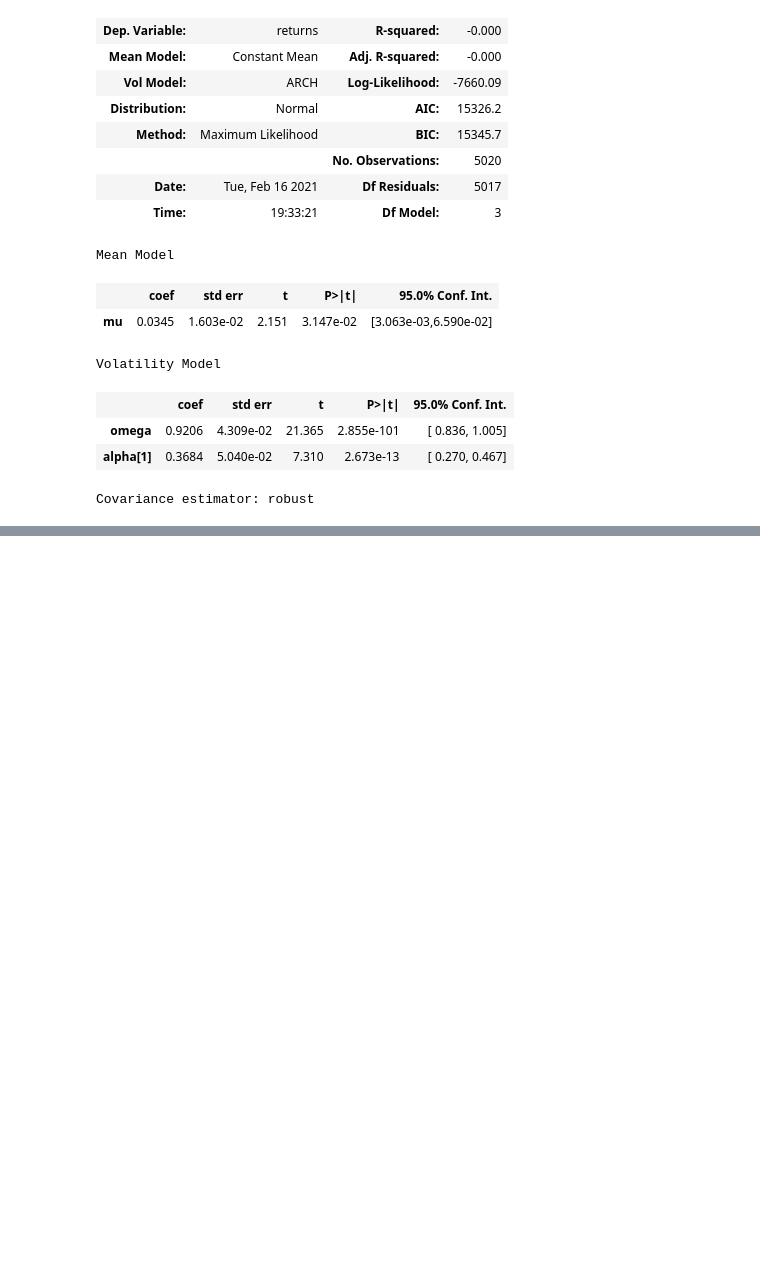
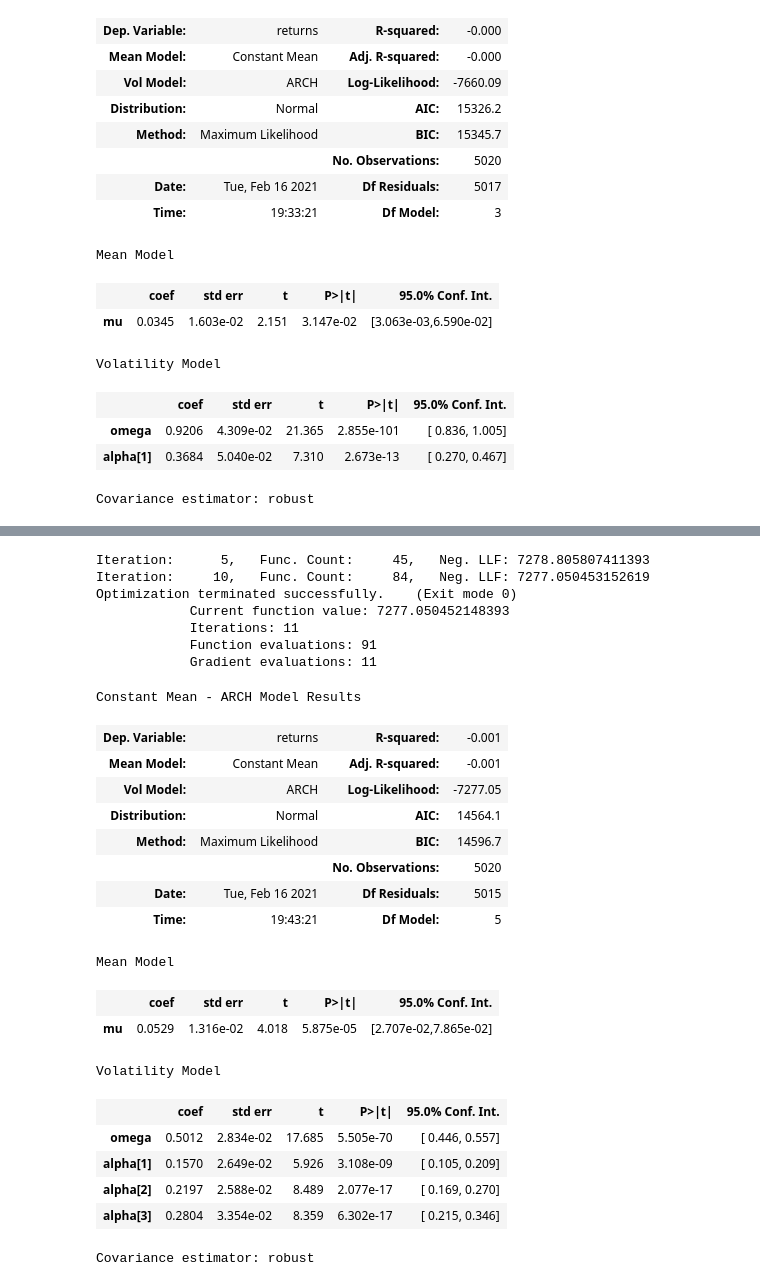
Before and after one commit to pauloteixeirajr/time-series-python, a Jupyter notebook: The Autoregressive Conditional Heteroscedasticity (ARCH) Model.ipynb, the cells around one changed output, grey strips where cells are left out. Drawn from its saved outputs; the diff is of its cells as text; code cells hidden in the pictures; blank space fills up the shorter version.

```diff
--- a/The Autoregressive Conditional Heteroscedasticity (ARCH) Model.ipynb
+++ b/The Autoregressive Conditional Heteroscedasticity (ARCH) Model.ipynb
@@ -143,0 +175,31 @@ Covariance estimator: robust
+# %%
+model_arch3 = arch_model(df.returns[1:], mean = 'Constant', vol = 'ARCH', p = 3)
+results_arch3 = model_arch3.fit(update_freq = 5)
+results_arch3.summary()
+# %% [output]
+Iteration:      5,   Func. Count:     45,   Neg. LLF: 7278.805807411393
+Iteration:     10,   Func. Count:     84,   Neg. LLF: 7277.050453152619
+Optimization terminated successfully.    (Exit mode 0)
+            Current function value: 7277.050452148393
+            Iterations: 11
+            Function evaluations: 91
+            Gradient evaluations: 11
+Constant Mean - ARCH Model Results
+| Dep. Variable: | returns | R-squared: | -0.001 |
+| Mean Model: | Constant Mean | Adj. R-squared: | -0.001 |
+| Vol Model: | ARCH | Log-Likelihood: | -7277.05 |
+| Distribution: | Normal | AIC: | 14564.1 |
+| Method: | Maximum Likelihood | BIC: | 14596.7 |
+|  |  | No. Observations: | 5020 |
+| Date: | Tue, Feb 16 2021 | Df Residuals: | 5015 |
+| Time: | 19:43:21 | Df Model: | 5 |
+Mean Model
+|  | coef | std err | t | P>|t| | 95.0% Conf. Int. |
+| mu | 0.0529 | 1.316e-02 | 4.018 | 5.875e-05 | [2.707e-02,7.865e-02] |
+Volatility Model
+|  | coef | std err | t | P>|t| | 95.0% Conf. Int. |
+| omega | 0.5012 | 2.834e-02 | 17.685 | 5.505e-70 | [ 0.446, 0.557] |
+| alpha[1] | 0.1570 | 2.649e-02 | 5.926 | 3.108e-09 | [ 0.105, 0.209] |
+| alpha[2] | 0.2197 | 2.588e-02 | 8.489 | 2.077e-17 | [ 0.169, 0.270] |
+| alpha[3] | 0.2804 | 3.354e-02 | 8.359 | 6.302e-17 | [ 0.215, 0.346] |
+Covariance estimator: robust
```
Also changed, not shown: parts of 2 cells of this notebook.
